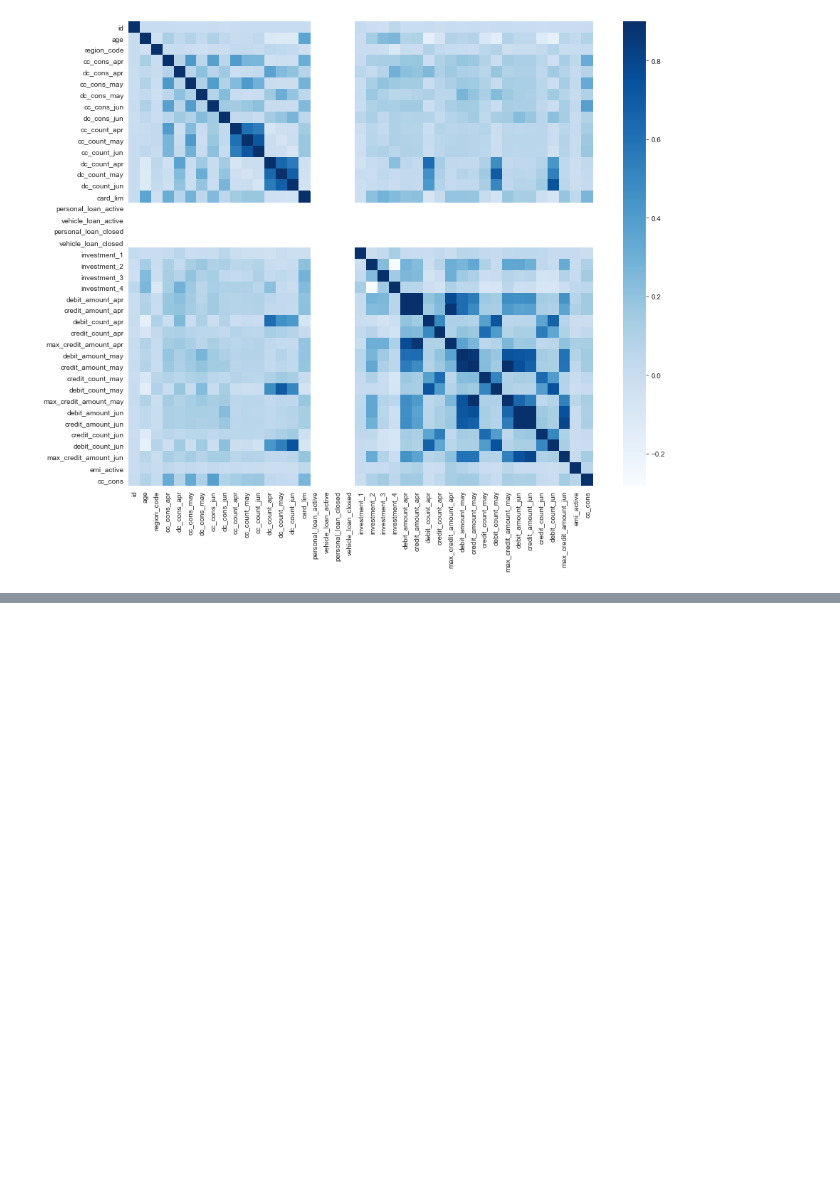
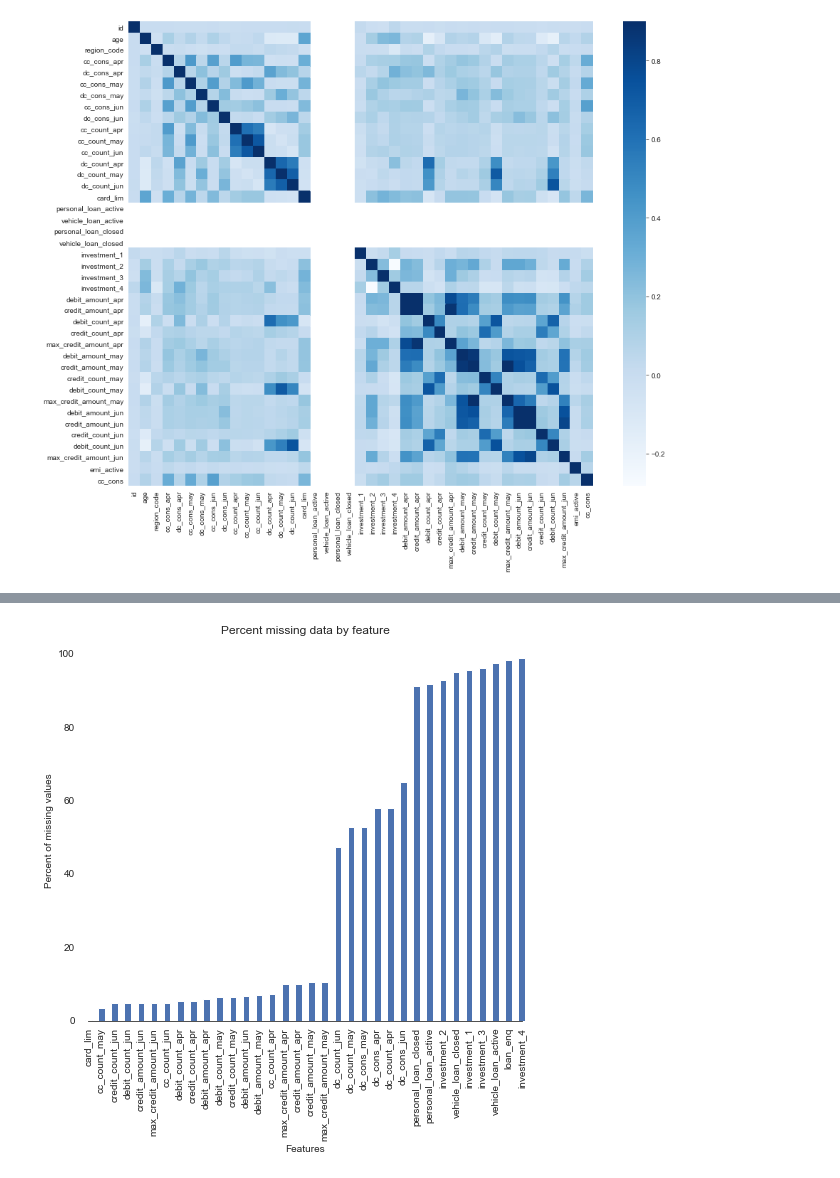
Before and after one commit to EllenZhangYarong/Hackthon_AmExpert_decipHER, a Jupyter notebook: AmExpert.ipynb, the cells around one changed output, grey strips where cells are left out. Cells and saved outputs as stored; diff of their text form; code cells hidden in the pictures; blank space fills up the shorter version.

Commit message:
Todo: filling the missing values

```diff
--- a/AmExpert.ipynb
+++ b/AmExpert.ipynb
@@ -221,0 +288,4 @@ fig.axis(ymin=0, ymax=200000);
+# %%
+# Remove outlier
+df_train.drop(df_train[(df_train['cc_cons']>250000)].index, inplace=True)
+df_train.reset_index(drop=True, inplace=True)
@@ -221,0 +338,17 @@ fig.axis(ymin=0, ymax=200000);
+# %%
+# Visualize missing values
+sns.set_style("white")
+f, ax = plt.subplots(figsize=(8, 7))
+sns.set_color_codes(palette='deep')
+missing = round(df_train.isnull().mean()*100,2)
+missing = missing[missing > 0]
+missing.sort_values(inplace=True)
+missing.plot.bar(color="b")
+# Tweak the visual presentation
+ax.xaxis.grid(False)
+ax.set(ylabel="Percent of missing values")
+ax.set(xlabel="Features")
+ax.set(title="Percent missing data by feature")
+sns.despine(trim=True, left=True)
+# %% [output]
+[figure, added]
```
Also changed, not shown: parts of 30 cells of this notebook, 1 other file.
